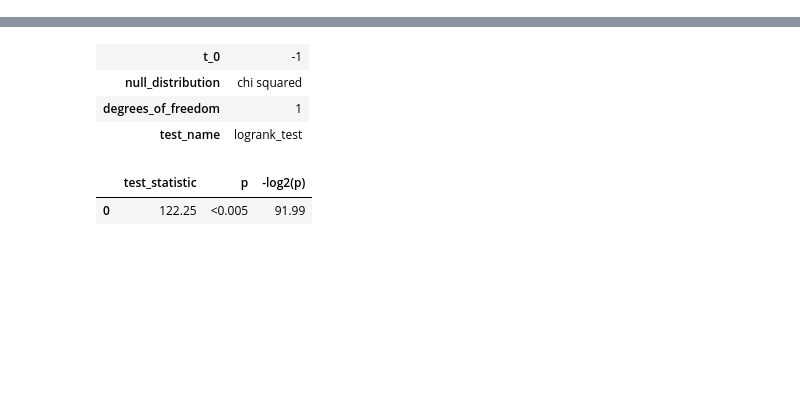
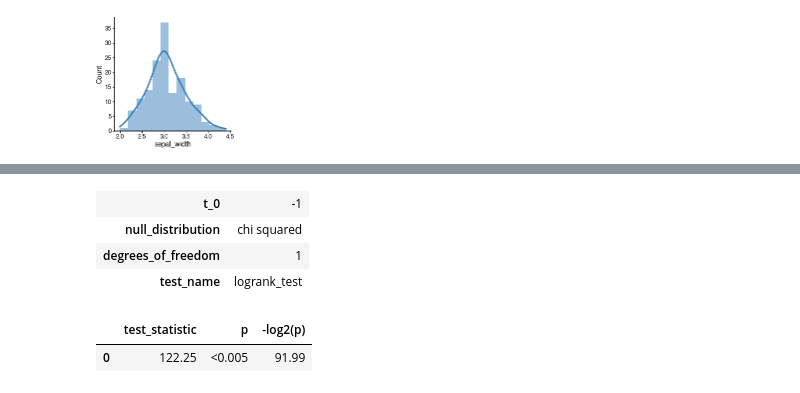
Before and after one commit to faridrashidi/cnsplots, a Jupyter notebook: notebooks/matplotlib.ipynb, the cells around one changed output, grey strips where cells are left out. Saved outputs shown, nothing was run; the diff lists cells and outputs as text; code cells hidden in the pictures; blank space fills up the shorter version.

```diff
--- a/notebooks/matplotlib.ipynb
+++ b/notebooks/matplotlib.ipynb
@@ -14,0 +37,5 @@ Text(0, 0.5, 'ylabel')
+# %%
+cns.figure(150, 150)
+sns.histplot(data=df, x="sepal_width", kde=True, edgecolor=None);
+# %% [output]
+[figure, added]
```
Also changed, not shown: parts of 8 cells of this notebook, 4 other files.
